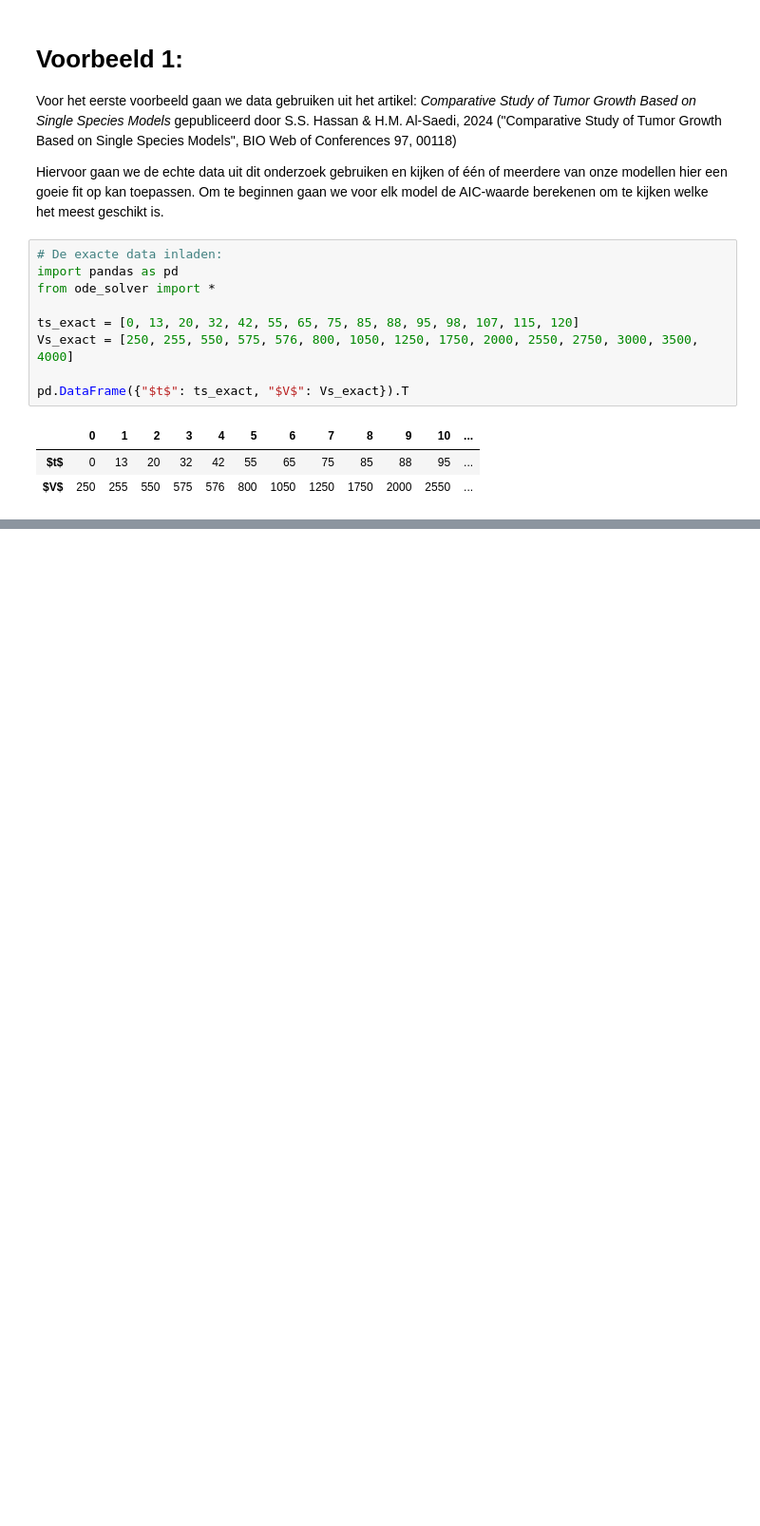
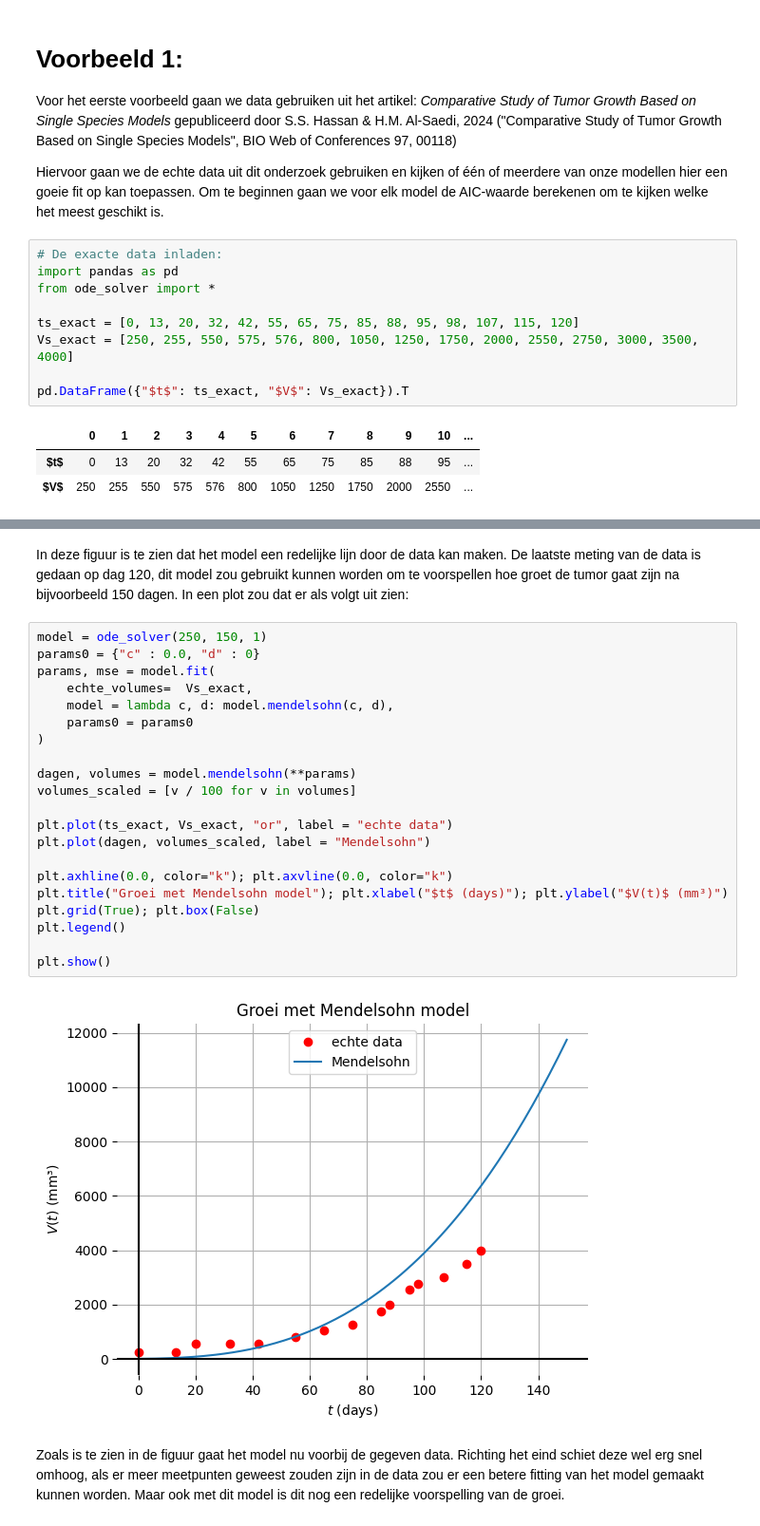
Before and after one commit to MirteDraaijer/ODEs, a Jupyter notebook: ode_demo.ipynb, the cells around one changed output, grey strips where cells are left out. Shown at 95% size. Saved outputs shown, nothing was run; the diff lists cells and outputs as text; blank space fills up the shorter version.

```diff
--- a/ode_demo.ipynb
+++ b/ode_demo.ipynb
@@ -186,0 +217,27 @@ Mendelsohn: 113.629
+# %% [markdown]
+In deze figuur is te zien dat het model een redelijke lijn door de data kan maken. De laatste meting van de data is gedaan op dag 120, dit model zou gebruikt kunnen worden om te voorspellen hoe groet de tumor gaat zijn na bijvoorbeeld 150 dagen. In een plot zou dat er als volgt uit zien:
+# %%
+model = ode_solver(250, 150, 1)
+params0 = {"c" : 0.0, "d" : 0}
+params, mse = model.fit(
+    echte_volumes=  Vs_exact,
+    model = lambda c, d: model.mendelsohn(c, d),
+    params0 = params0
+)
+
+dagen, volumes = model.mendelsohn(**params)
+volumes_scaled = [v / 100 for v in volumes]
+
+plt.plot(ts_exact, Vs_exact, "or", label = "echte data")
+plt.plot(dagen, volumes_scaled, label = "Mendelsohn")
+
+plt.axhline(0.0, color="k"); plt.axvline(0.0, color="k")
+plt.title("Groei met Mendelsohn model"); plt.xlabel("$t$ (days)"); plt.ylabel("$V(t)$ (mm³)")
+plt.grid(True); plt.box(False)
+plt.legend()
+
+plt.show()
+# %% [output]
+[figure, added]
+# %% [markdown]
+Zoals is te zien in de figuur gaat het model nu voorbij de gegeven data. Richting het eind schiet deze wel erg snel omhoog, als er meer meetpunten geweest zouden zijn in de data zou er een betere fitting van het model gemaakt kunnen worden. Maar ook met dit model is dit nog een redelijke voorspelling van de groei.
```
Also changed, not shown: parts of 3 cells of this notebook.
